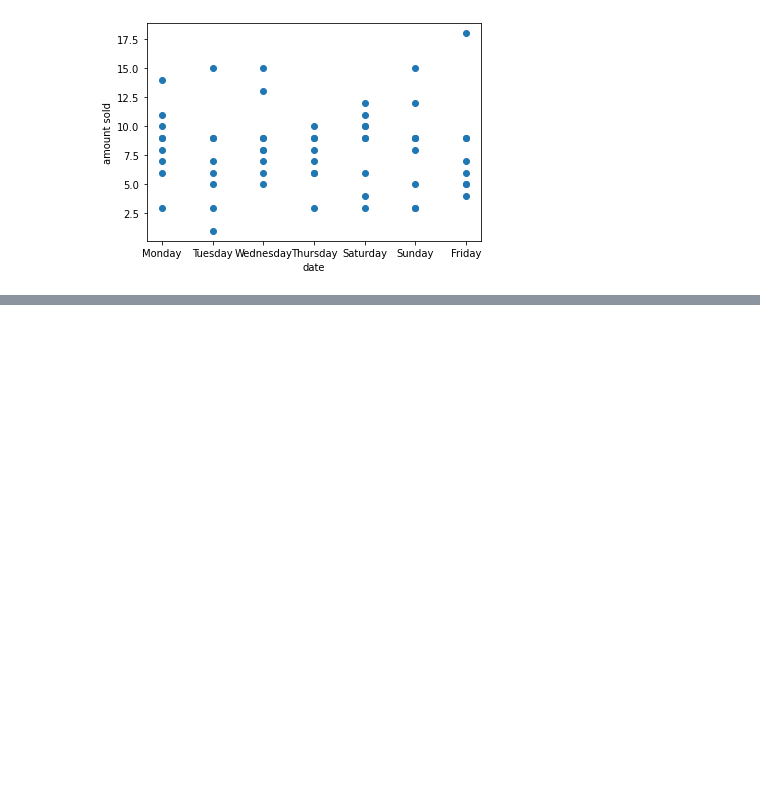
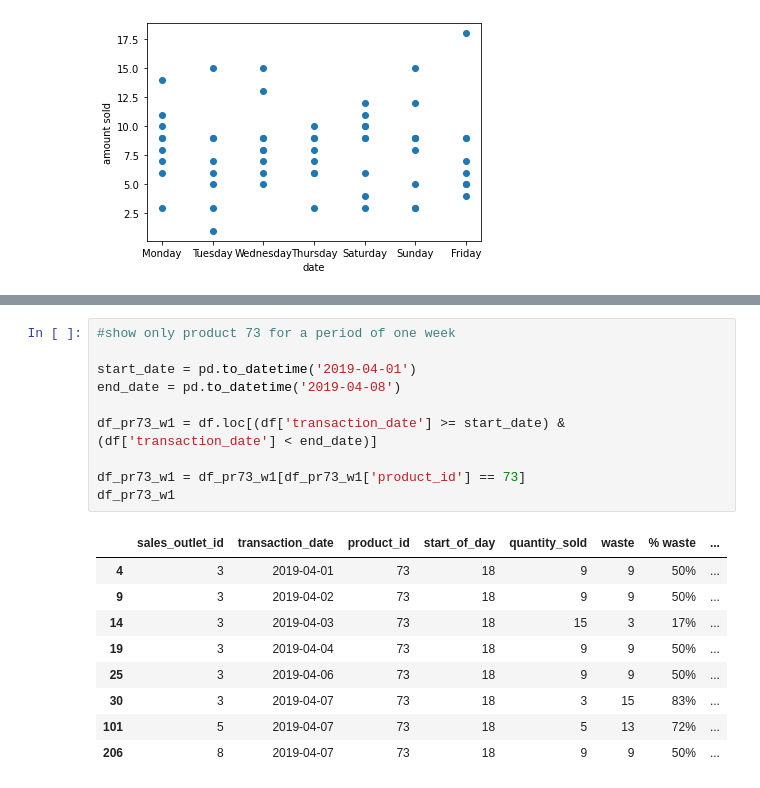
Before and after one commit to CincodeCuatro/ML, a Jupyter notebook: coffee.ipynb, the cells around one changed output, grey strips where cells are left out. Drawn from its saved outputs; the diff is of its cells as text; blank space fills up the shorter version.

```diff
--- a/coffee.ipynb
+++ b/coffee.ipynb
@@ -109,0 +111,20 @@ test
+# %%
+#show only product 73 for a period of one week
+
+start_date = pd.to_datetime('2019-04-01')
+end_date = pd.to_datetime('2019-04-08')
+
+df_pr73_w1 = df.loc[(df['transaction_date'] >= start_date) & (df['transaction_date'] < end_date)]
+
+df_pr73_w1 = df_pr73_w1[df_pr73_w1['product_id'] == 73]
+df_pr73_w1
+# %% [output]
+|  | sales_outlet_id | transaction_date | product_id | start_of_day | quantity_sold | waste | % waste | ... |
+| 4 | 3 | 2019-04-01 | 73 | 18 | 9 | 9 | 50% | ... |
+| 9 | 3 | 2019-04-02 | 73 | 18 | 9 | 9 | 50% | ... |
+| 14 | 3 | 2019-04-03 | 73 | 18 | 15 | 3 | 17% | ... |
+| 19 | 3 | 2019-04-04 | 73 | 18 | 9 | 9 | 50% | ... |
+| 25 | 3 | 2019-04-06 | 73 | 18 | 9 | 9 | 50% | ... |
+| 30 | 3 | 2019-04-07 | 73 | 18 | 3 | 15 | 83% | ... |
+| 101 | 5 | 2019-04-07 | 73 | 18 | 5 | 13 | 72% | ... |
+| 206 | 8 | 2019-04-07 | 73 | 18 | 9 | 9 | 50% | ... |
```
Also changed, not shown: parts of 5 cells of this notebook.
